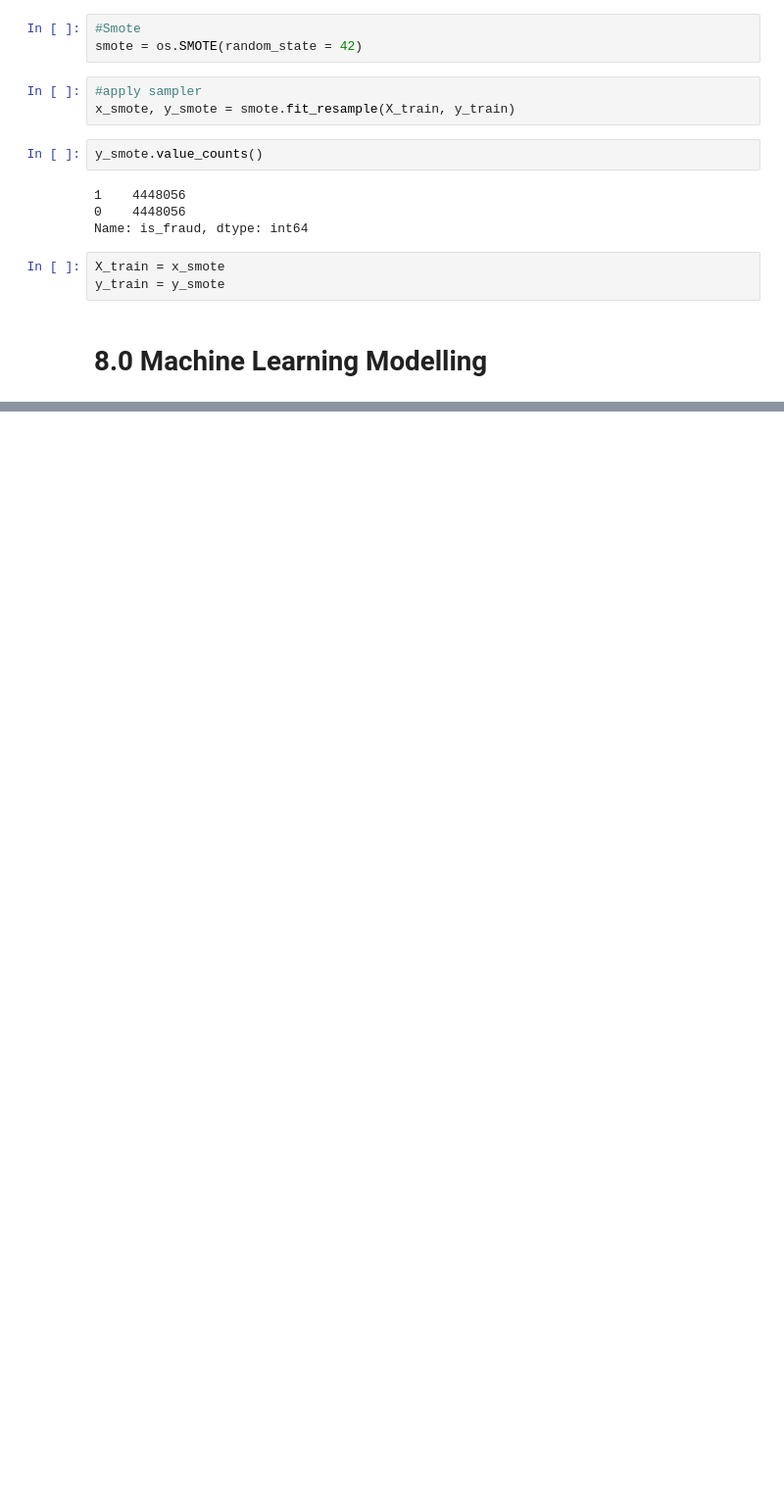
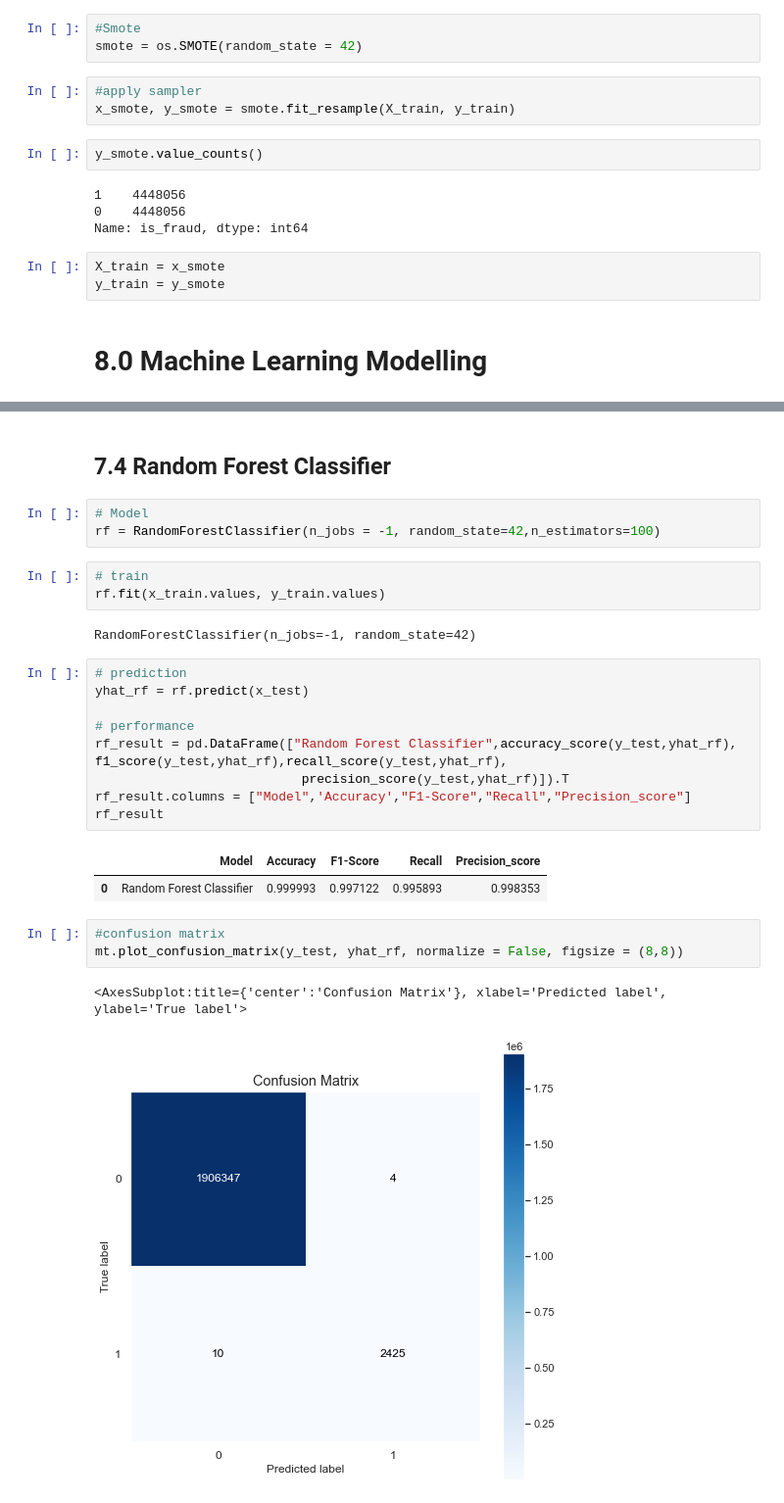
Before and after one commit to brunosantos4/blocker_fraud_company, a Jupyter notebook: fraud_classification.ipynb, the cells around one changed output, grey strips where cells are left out. Shown at 98% size. Drawn from its saved outputs; the diff is of its cells as text; blank space fills up the shorter version.

```diff
--- a/fraud_classification.ipynb
+++ b/fraud_classification.ipynb
@@ -1232,0 +1271,28 @@ y_train = y_smote
+# %% [markdown]
+## 7.4 Random Forest Classifier
+# %%
+# Model
+rf = RandomForestClassifier(n_jobs = -1, random_state=42,n_estimators=100)
+# %%
+# train
+rf.fit(x_train.values, y_train.values)
+# %% [output]
+RandomForestClassifier(n_jobs=-1, random_state=42)
+# %%
+# prediction
+yhat_rf = rf.predict(x_test)
+
+# performance
+rf_result = pd.DataFrame(["Random Forest Classifier",accuracy_score(y_test,yhat_rf), f1_score(y_test,yhat_rf),recall_score(y_test,yhat_rf),
+                           precision_score(y_test,yhat_rf)]).T
+rf_result.columns = ["Model",'Accuracy',"F1-Score","Recall","Precision_score"]
+rf_result
+# %% [output]
+|  | Model | Accuracy | F1-Score | Recall | Precision_score |
+| 0 | Random Forest Classifier | 0.999993 | 0.997122 | 0.995893 | 0.998353 |
+# %%
+#confusion matrix
+mt.plot_confusion_matrix(y_test, yhat_rf, normalize = False, figsize = (8,8))
+# %% [output]
+<AxesSubplot:title={'center':'Confusion Matrix'}, xlabel='Predicted label', ylabel='True label'>
+[figure, added]
```
Also changed, not shown: parts of 75 cells of this notebook, 26 other files.
